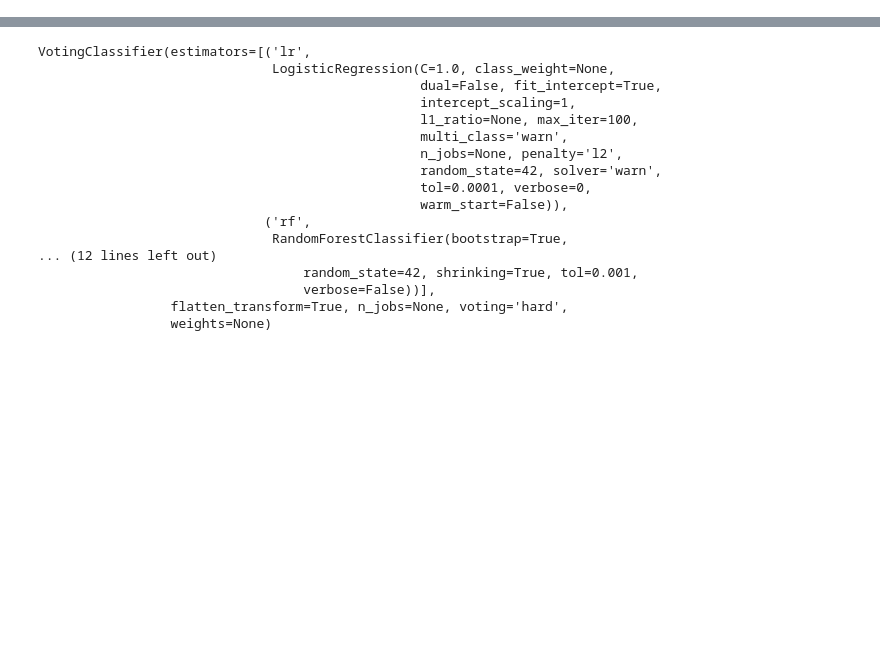
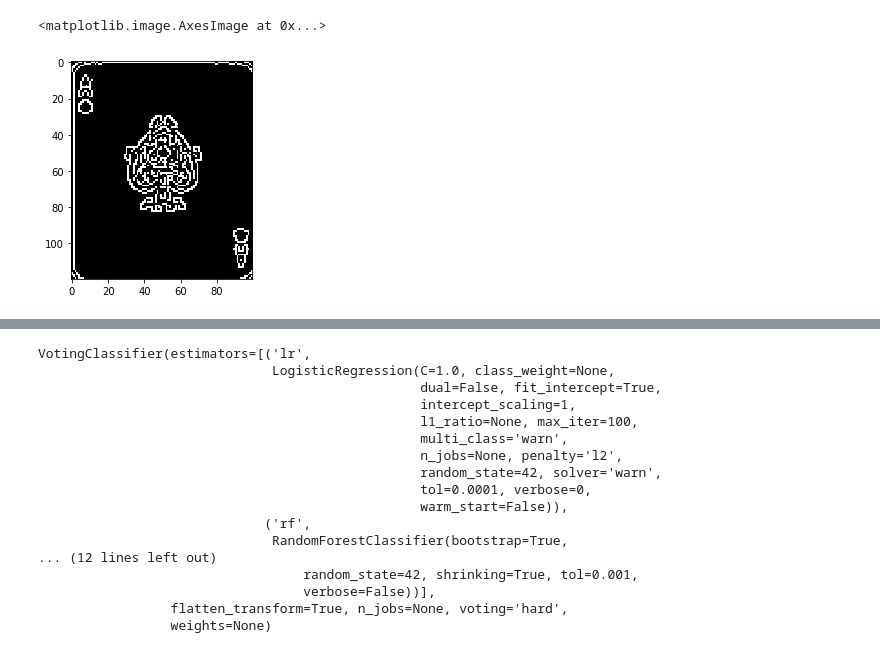
Before and after one commit to KangDoHyeong/PlayingCardsDetection, a Jupyter notebook: Jungmin/1207 shape, number separate.ipynb, the cells around one changed output, grey strips where cells are left out. Drawn from its saved outputs; the diff is of its cells as text; code cells hidden in the pictures; blank space fills up the shorter version.

```diff
--- a/Jungmin/1207 shape, number separate.ipynb
+++ b/Jungmin/1207 shape, number separate.ipynb
@@ -50,0 +30,7 @@ y_test_num = [name[1:]for name in y_test]
+# %%
+tmpimg= cv2.imread('../dataset/card_deck4/SA.jpg', cv2.IMREAD_GRAYSCALE)
+tmpimg = cv2.Canny(tmpimg, 20, 70)
+plt.imshow(tmpimg, cmap='gray')
+# %% [output]
+<matplotlib.image.AxesImage at 0x...>
+[figure, added]
```
Also changed, not shown: parts of 15 cells of this notebook, 6 other files.
